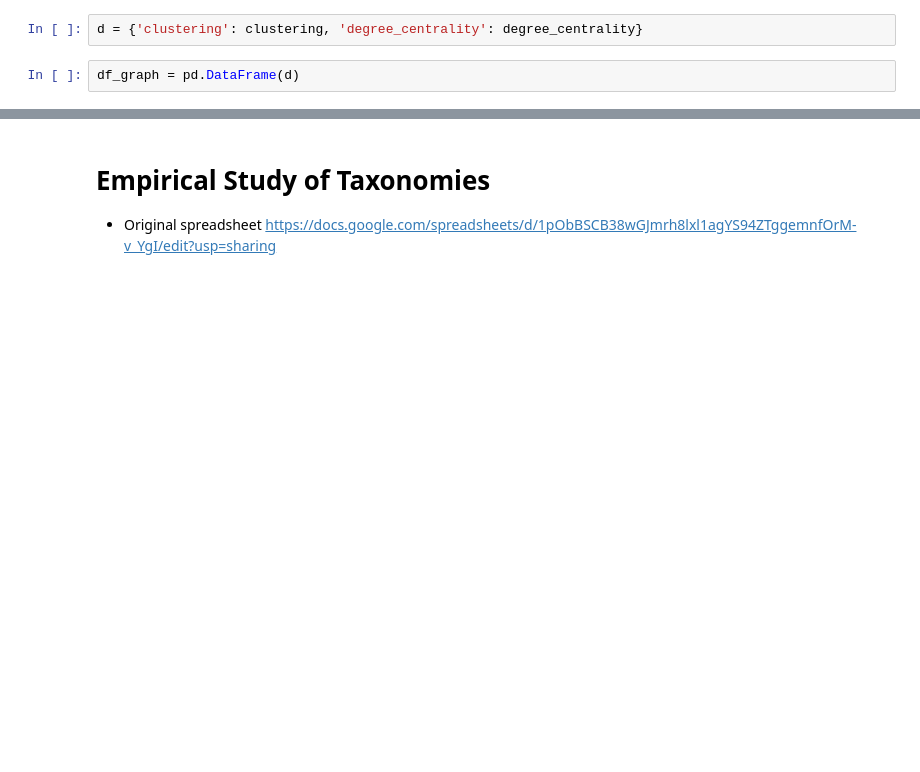
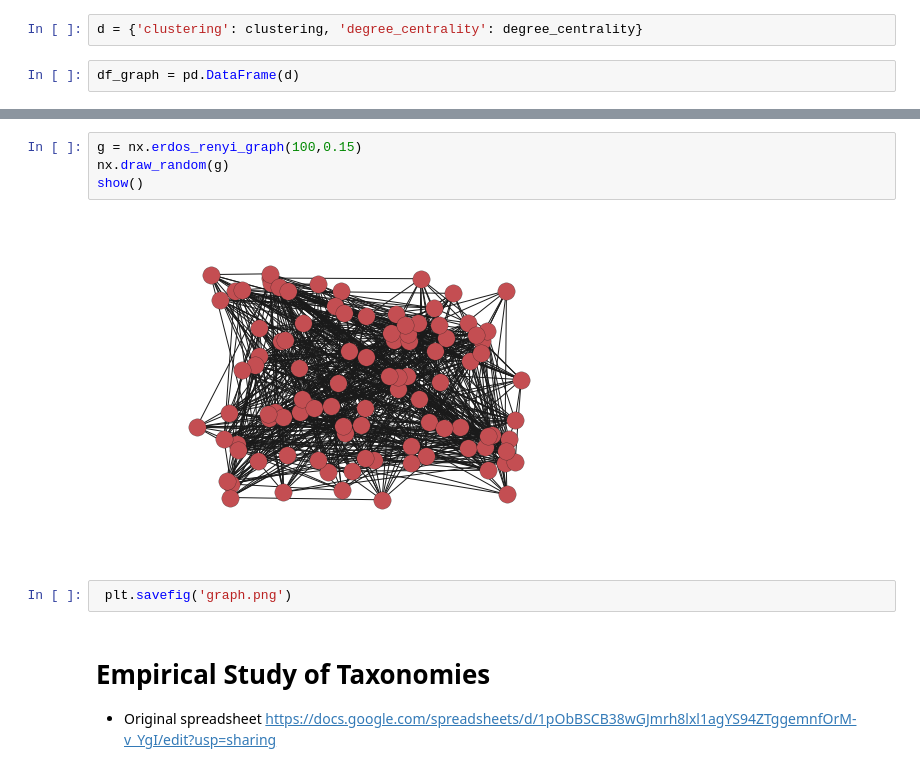
Before and after one commit to sical/NameThatChart, a Jupyter notebook: notebook/first-data-analysis.ipynb, the cells around one changed output, grey strips where cells are left out. Cells and saved outputs as stored; diff of their text form; blank space fills up the shorter version.

```diff
--- a/notebook/first-data-analysis.ipynb
+++ b/notebook/first-data-analysis.ipynb
@@ -592,3 +603,11 @@ TypeError: regplot() got an unexpected keyword argument 'r'
+# %%
+g = nx.erdos_renyi_graph(100,0.15)
+nx.draw_random(g)
+show()
+# %% [output]
+[figure, added]
+# %%
+ plt.savefig('graph.png')
 # %% [markdown]
 # Empirical Study of Taxonomies
 
```
Also changed, not shown: parts of 8 cells of this notebook, 1 other file.
